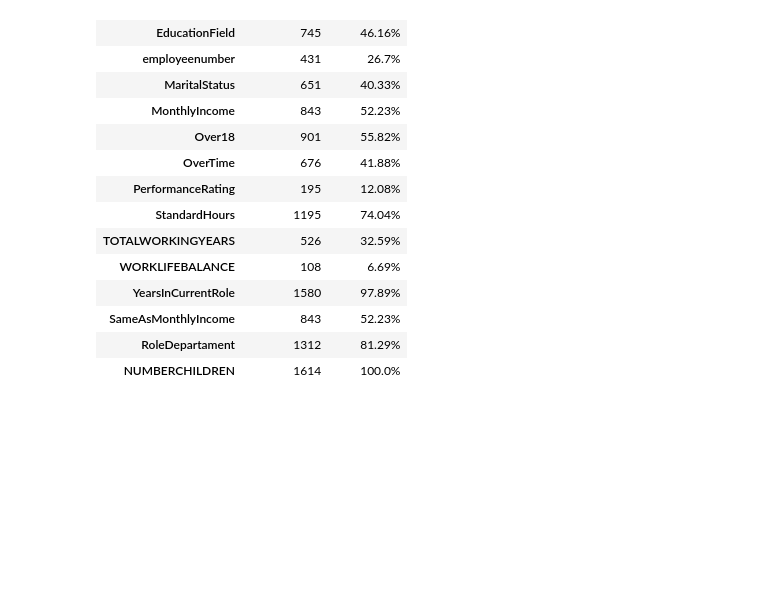
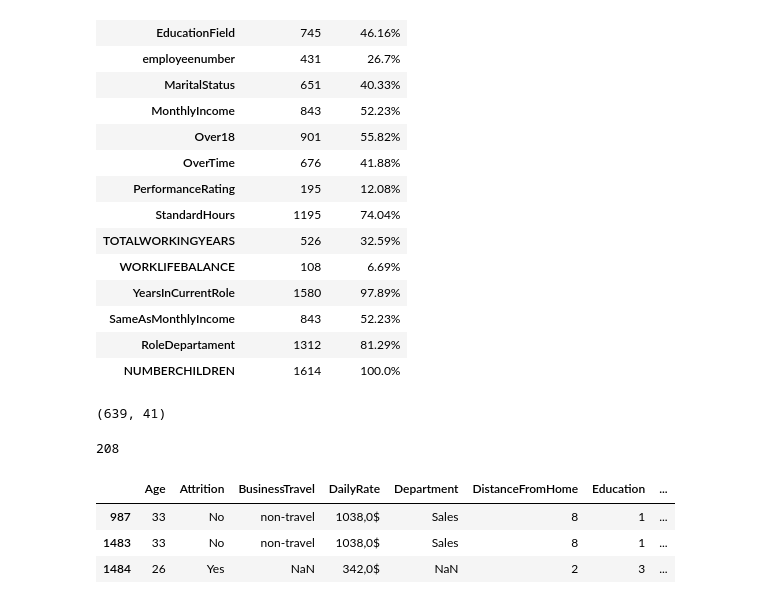
Before and after one commit to carla-caracola/people_analytics, a Jupyter notebook: Exploratory_Data_Analysis/Exploratory_Data_Analysis.ipynb, the cells around one changed output. Drawn from its saved outputs; the diff is of its cells as text; code cells hidden in the pictures; blank space fills up the shorter version.

```diff
--- a/Exploratory_Data_Analysis/Exploratory_Data_Analysis.ipynb
+++ b/Exploratory_Data_Analysis/Exploratory_Data_Analysis.ipynb
@@ -239,3 +239,14 @@ null_percent
 | SameAsMonthlyIncome | 843 | 52.23% |
 | RoleDepartament | 1312 | 81.29% |
 | NUMBERCHILDREN | 1614 | 100.0% |
+# %%
+duplicados = df.loc[df['employeenumber'].duplicated(keep=False), :].sort_values(by='employeenumber')
+duplicados.shape # Nos llama la atención que haya 639 duplicados cuando el número de duplicados debería ser par.
+# %% [output]
+(639, 41)
+# %%
+# Al verificar los nulos, comprobamos que el número ímpar se da por esa razón y subtraímos las filas nulas de las filas totales para saber cuantos duplicados hay.
+# el resultado de la suma tiene que ser un número par.
+duplicados.shape[0] - duplicados['employeenumber'].isnull().sum()
+# %% [output]
+208
@@ -241,0 +257,8 @@ null_percent
+# %%
+# Verificamos como se quedó el df duplicados filtrado
+duplicados.head(3)
+# %% [output]
+|  | Age | Attrition | BusinessTravel | DailyRate | Department | DistanceFromHome | Education | ... |
+| 987 | 33 | No | non-travel | 1038,0$ | Sales | 8 | 1 | ... |
+| 1483 | 33 | No | non-travel | 1038,0$ | Sales | 8 | 1 | ... |
+| 1484 | 26 | Yes | NaN | 342,0$ | NaN | 2 | 3 | ... |
```
Also changed, not shown: parts of 7 cells of this notebook.
